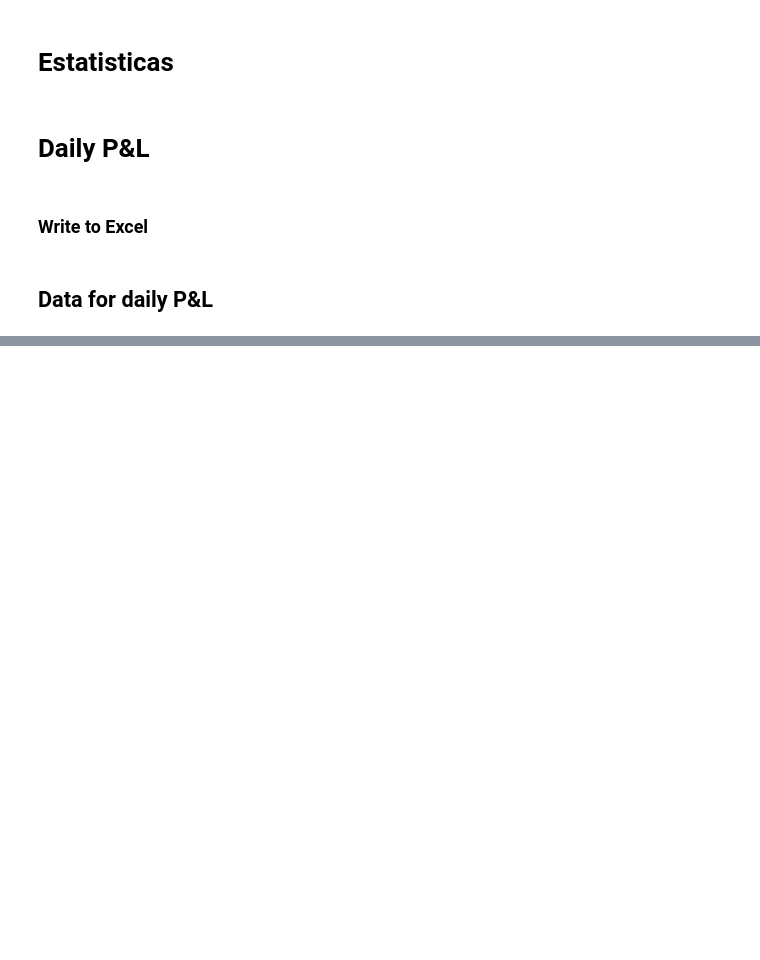
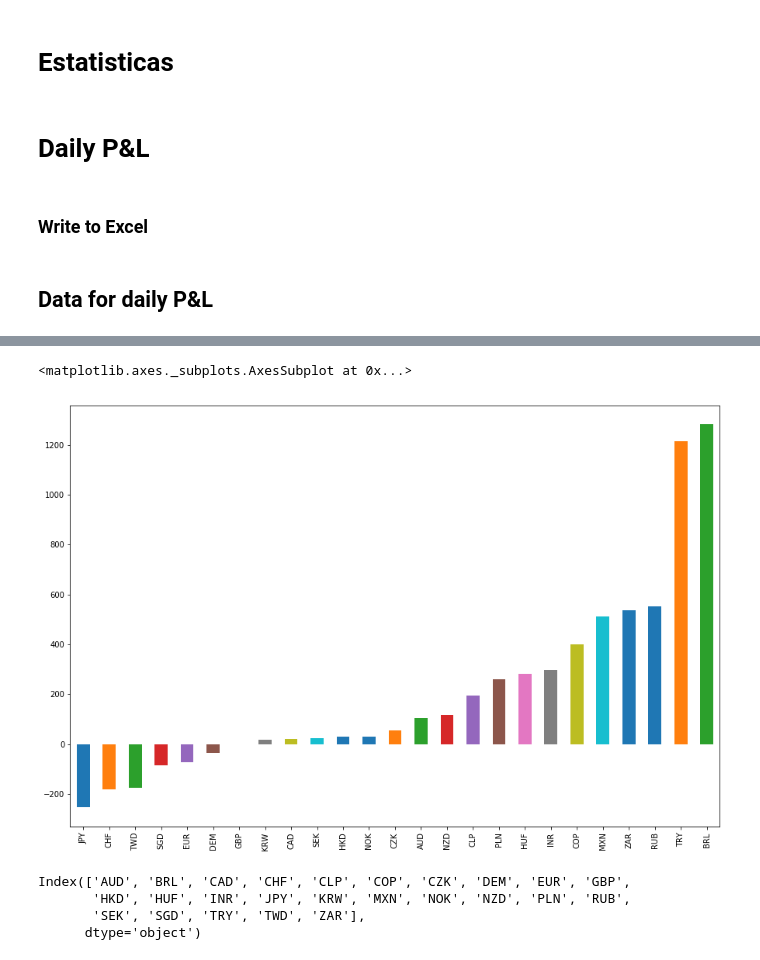
Before and after one commit to fabioyamazumi/curvy_trade, a Jupyter notebook: Test_curvy_tracker9_ALL.ipynb, the cells around one changed output, grey strips where cells are left out. Saved outputs shown, nothing was run; the diff lists cells and outputs as text; code cells hidden in the pictures; blank space fills up the shorter version.

```diff
--- a/Test_curvy_tracker9_ALL.ipynb
+++ b/Test_curvy_tracker9_ALL.ipynb
@@ -812,0 +1521,14 @@ self.TR_df_daily_fx_11 + 100
+# %%
+fwd_dsc = (self.relative_curvature.mean() * 100)
+# %%
+fwd_dsc.sort_values().plot(kind='bar', figsize=(15,10))
+# %% [output]
+<matplotlib.axes._subplots.AxesSubplot at 0x...>
+[figure, added]
+# %%
+self.fwd_discount_last.columns
+# %% [output]
+Index(['AUD', 'BRL', 'CAD', 'CHF', 'CLP', 'COP', 'CZK', 'DEM', 'EUR', 'GBP',
+       'HKD', 'HUF', 'INR', 'JPY', 'KRW', 'MXN', 'NOK', 'NZD', 'PLN', 'RUB',
+       'SEK', 'SGD', 'TRY', 'TWD', 'ZAR'],
+      dtype='object')
```
Also changed, not shown: parts of 165 cells of this notebook, 3 other files.
